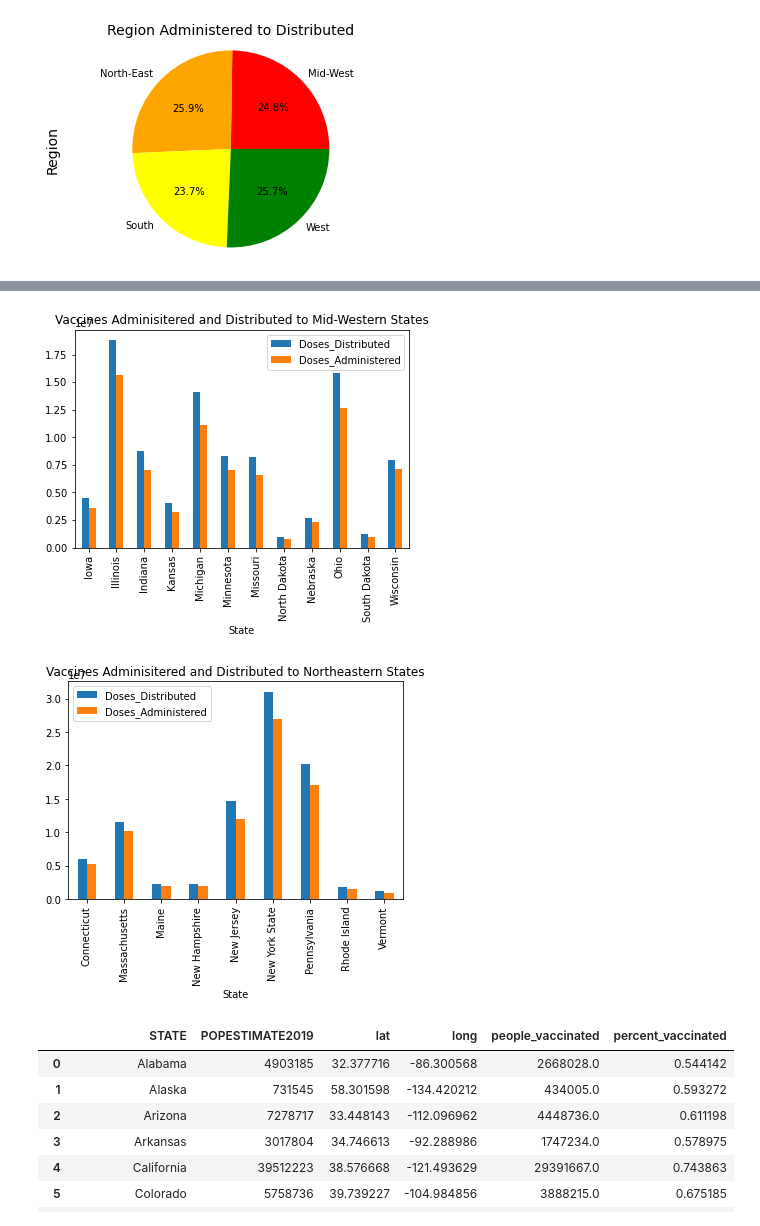
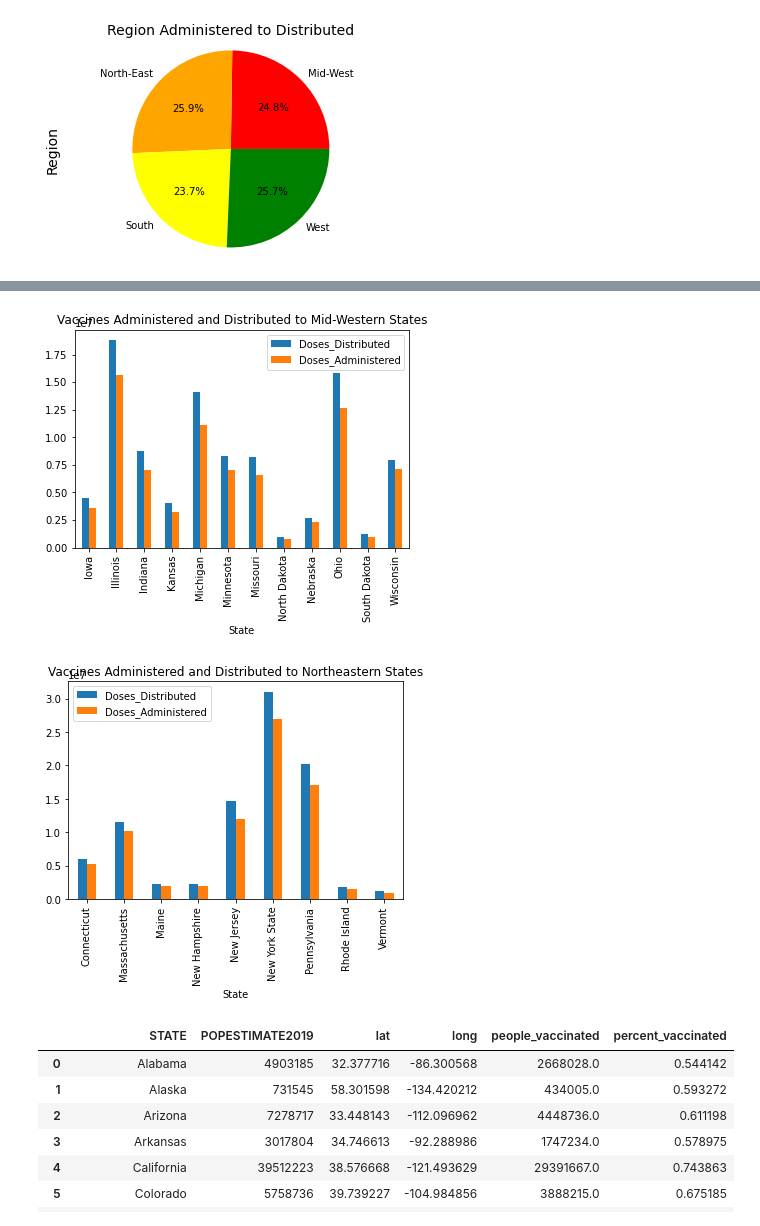
Before and after one commit to Ramsha2025/US-Vaccine-Tracker-Challenge, a Jupyter notebook: US-Vaccine-Tracker.ipynb, the cells around one changed output, grey strips where cells are left out. Cells and saved outputs as stored; diff of their text form; code cells hidden in the pictures.

```diff
--- a/US-Vaccine-Tracker.ipynb
+++ b/US-Vaccine-Tracker.ipynb
@@ -295,26 +291,26 @@ plt.show()
 # %%
 midwest_df
 
 midwest_data= midwest_df[['State', 'Doses_Distributed','Doses_Administered']]
 midwest_data =midwest_data.set_index(['State'])
 midwest_data.plot.bar()
 
-plt.title("Vaccines Adminisitered and Distributed to Mid-Western States")
-plt.savefig("Visualizations/Vaccines Adminisitered and Distributed to Mid-Western States.png")
+plt.title("Vaccines Administered and Distributed to Mid-Western States")
+plt.savefig("Visualizations/Vaccines Administered and Distributed to Mid-Western States.png")
 plt.show()
 # %% [output]
-[figure, old version]
+[figure, new version]
 # %%
 northeast_df
 
 northeast_data= northeast_df[['State', 'Doses_Distributed','Doses_Administered']]
 northeast_data =northeast_data.set_index(['State'])
 northeast_data.plot.bar()
-plt.title("Vaccines Adminisitered and Distributed to Northeastern States")
-plt.savefig("Visualizations/Vaccine_Adminisitered_and_Distributed_to_Northeastern_States.png")
+plt.title("Vaccines Administered and Distributed to Northeastern States")
+plt.savefig("Visualizations/Vaccine Administered and Distributed to Northeastern States.png")
 plt.show()
 # %% [output]
-[figure, old version]
+[figure, new version]
 # %%
 # Population Data
 populationData = pd.read_csv('Resources/2019_Census_US_Population_Data_By_State_Lat_Long.csv')
```
Also changed, not shown: parts of 10 cells of this notebook, 8 other files.
